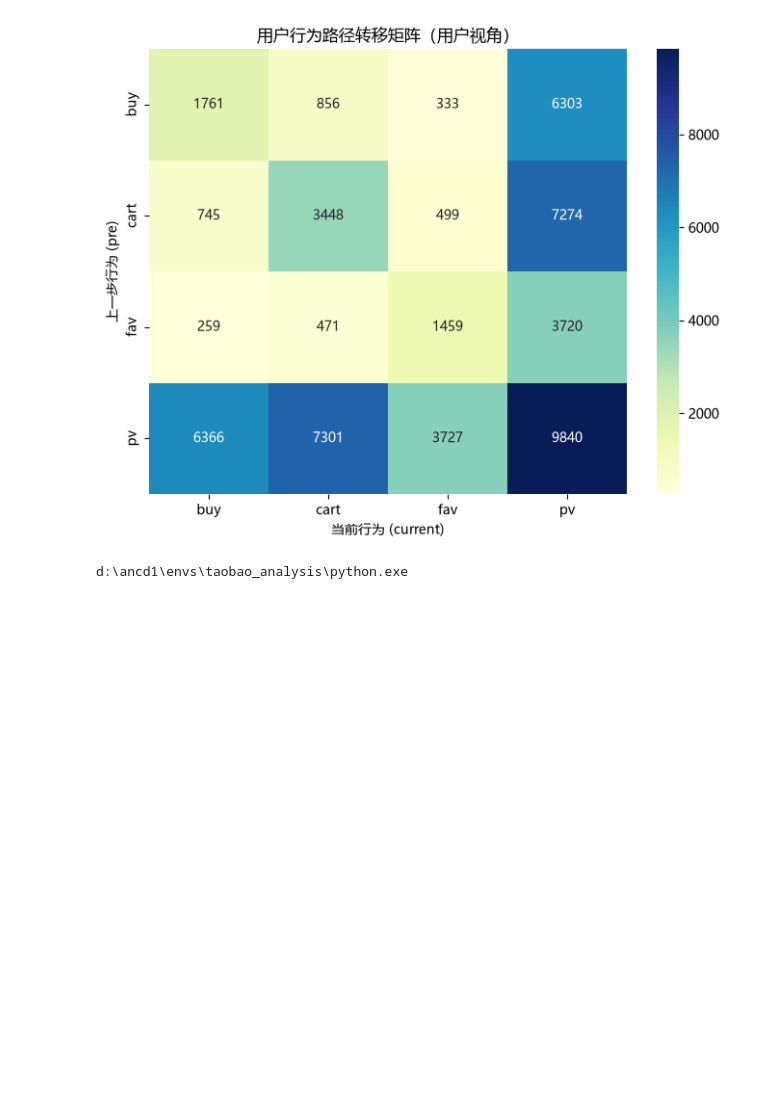
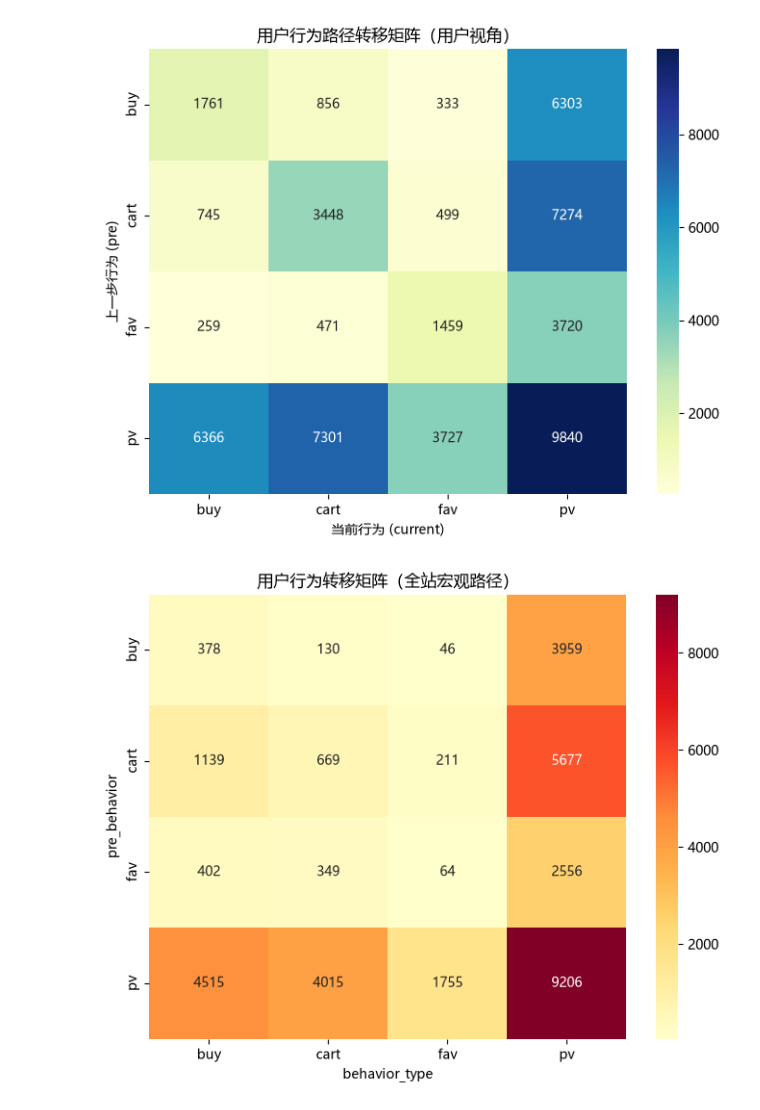
Before and after one commit to xbacm/taobao_analysis, a Jupyter notebook: test.ipynb, the cells around one changed output. Saved outputs shown, nothing was run; the diff lists cells and outputs as text; code cells hidden in the pictures; blank space fills up the shorter version.

```diff
--- a/test.ipynb
+++ b/test.ipynb
@@ -141,5 +173,18 @@ plt.show()
 # %% [output]
 [figure]
 # %%
+matrix_path = df_clean_path.pivot_table(
+    index='pre_behavior',
+    columns='behavior_type',
+    values='user_count',
+    fill_value=0
+).astype(int)
+
+# 2. 画热力图
+plt.rcParams['font.sans-serif'] = ['Microsoft YaHei']
+plt.figure(figsize=(8, 6))
+sns.heatmap(matrix_path, annot=True, fmt='d', cmap='YlOrRd') # 换了个红色系
+plt.title('用户行为转移矩阵（全站宏观路径）')
+plt.show()
 # %% [output]
-d:\ancd1\envs\taobao_analysis\python.exe
+[figure, added]
```
Also changed, not shown: parts of 1 cell of this notebook, 1 other file.
